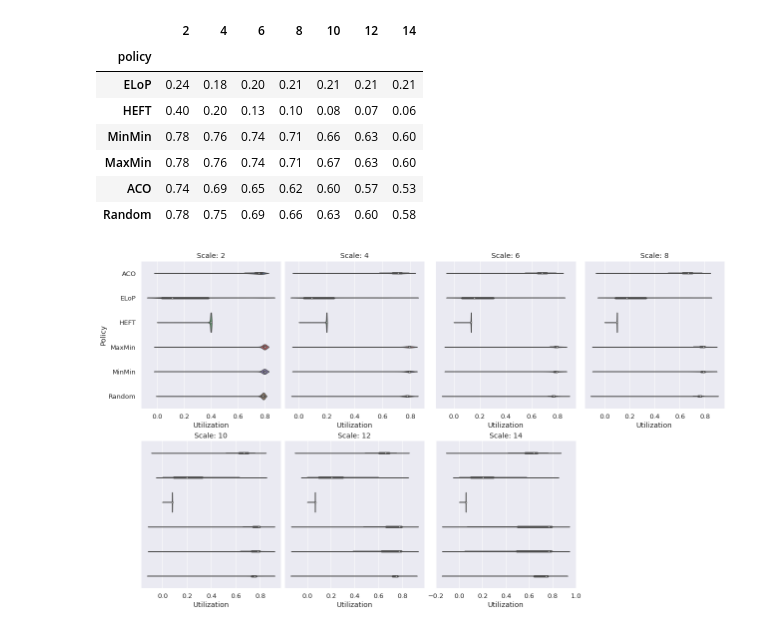
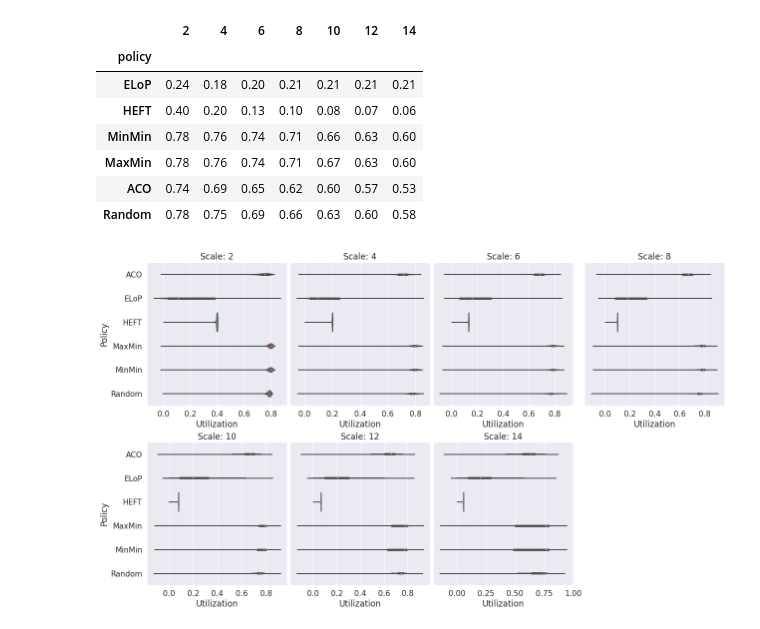
Before and after one commit to CloudScheduling/plotter_4_cloud, a Jupyter notebook: Notebooks/Experiment1_Scale.ipynb, the cells around one changed output. Cells and saved outputs as stored; diff of their text form; code cells hidden in the pictures.

```diff
--- a/Notebooks/Experiment1_Scale.ipynb
+++ b/Notebooks/Experiment1_Scale.ipynb
@@ -20,7 +20,7 @@ print(os.getcwd())
 # %%
 export_base_path = "/home/linus/Dropbox/Apps/Overleaf/DistributedSystems_Group2/graphs/"
 # %%
-sns.set(font_scale = 1.2)
+sns.set(font_scale = 1.4)
 # %%
 data = reader.sort_dfs(["ELoP", "HEFT", "MinMin", "MaxMin", "ACO", "Random"])
 transformer = DataTransformer(data)
@@ -60,7 +60,7 @@ utilization_data
 | ACO | 0.74 | 0.69 | 0.65 | 0.62 | 0.60 | 0.57 | 0.53 |
 | Random | 0.78 | 0.75 | 0.69 | 0.66 | 0.63 | 0.60 | 0.58 |
 # %%
-utilization_data_violin, utilization_meta_violin = transformer.to_utilization_violin_scale("askalon-ee2-parquet", "homogeneous", export_base_path + "exp_scale_utilization_violin.png")
+utilization_data_violin, utilization_meta_violin = transformer.to_utilization_violin_scale("askalon-ee2-parquet", "homogeneous", export_base_path + "exp_scale_utilization_violin.pdf")
 plotters.create_utilization_violin_scale(utilization_data_violin, utilization_meta_violin)
 # %% [output]
-[figure, old version]
+[figure, new version]
```
Also changed, not shown: parts of 3 cells of this notebook, 3 other files.
